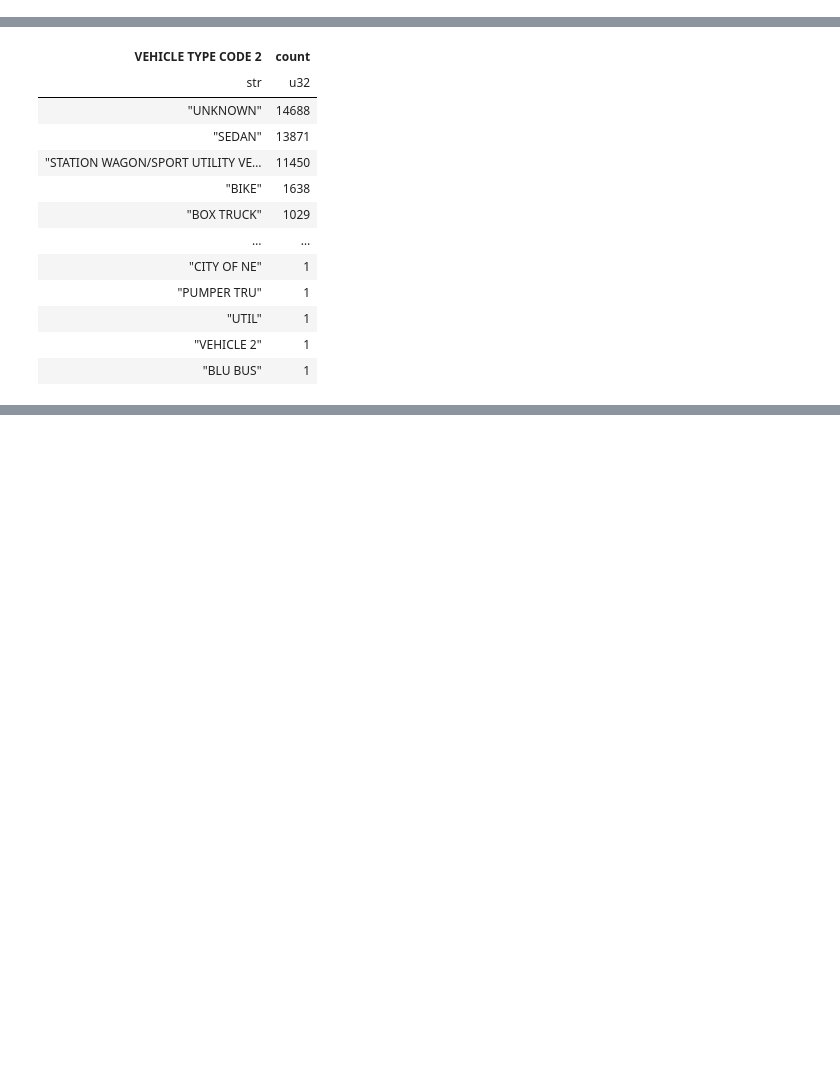
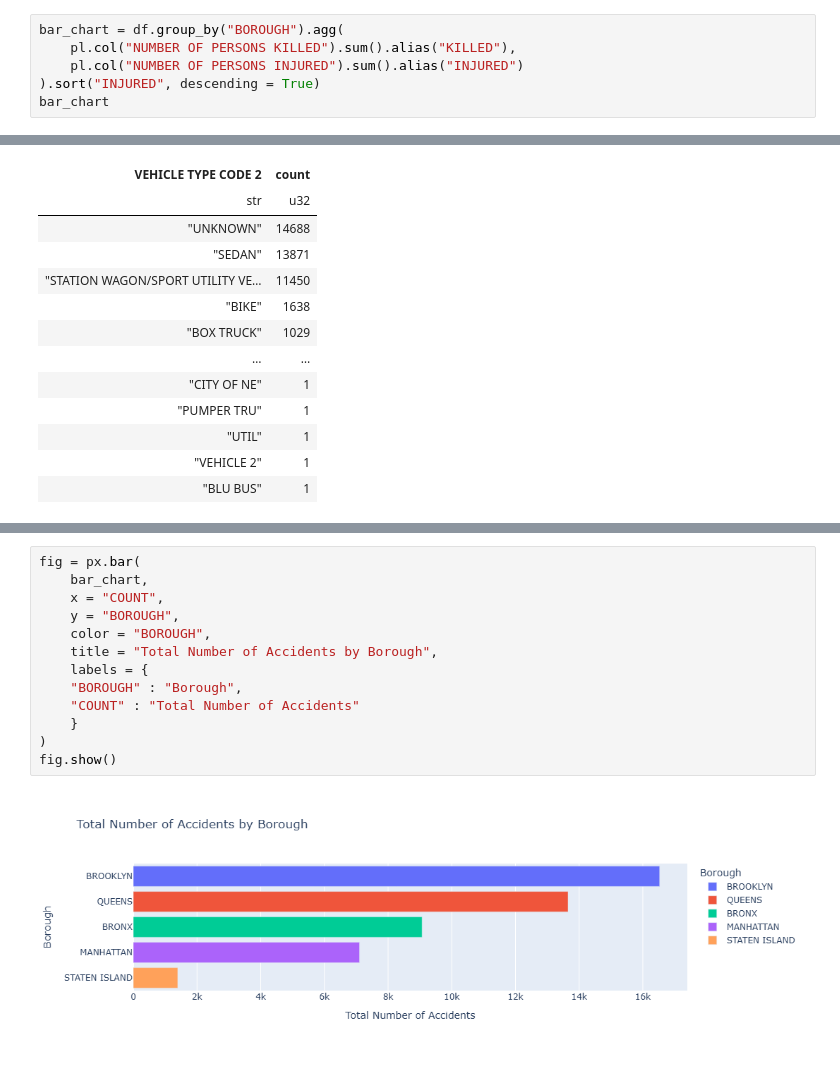
Before and after one commit to khanim-abdullayeva/CodeAlpha_Tasks, a Jupyter notebook: Task 2 - EDA/EDA.ipynb, the cells around one changed output, grey strips where cells are left out. Drawn from its saved outputs; the diff is of its cells as text; blank space fills up the shorter version.

```diff
--- a/Task 2 - EDA/EDA.ipynb
+++ b/Task 2 - EDA/EDA.ipynb
@@ -194,3 +219,9 @@ shape: (5, 2)
 | "BRONX" | 9068 |
 | "MANHATTAN" | 7104 |
 | "STATEN ISLAND" | 1395 |
+# %%
+bar_chart = df.group_by("BOROUGH").agg(
+    pl.col("NUMBER OF PERSONS KILLED").sum().alias("KILLED"),
+    pl.col("NUMBER OF PERSONS INJURED").sum().alias("INJURED")
+).sort("INJURED", descending = True)
+bar_chart
@@ -232,0 +290,15 @@ shape: (176, 2)
+# %%
+fig = px.bar(
+    bar_chart,
+    x = "COUNT",
+    y = "BOROUGH",
+    color = "BOROUGH",
+    title = "Total Number of Accidents by Borough",
+    labels = {
+    "BOROUGH" : "Borough",
+    "COUNT" : "Total Number of Accidents"
+    }
+)
+fig.show()
+# %% [output]
+[figure, added]
```
Also changed, not shown: parts of 15 cells of this notebook.
